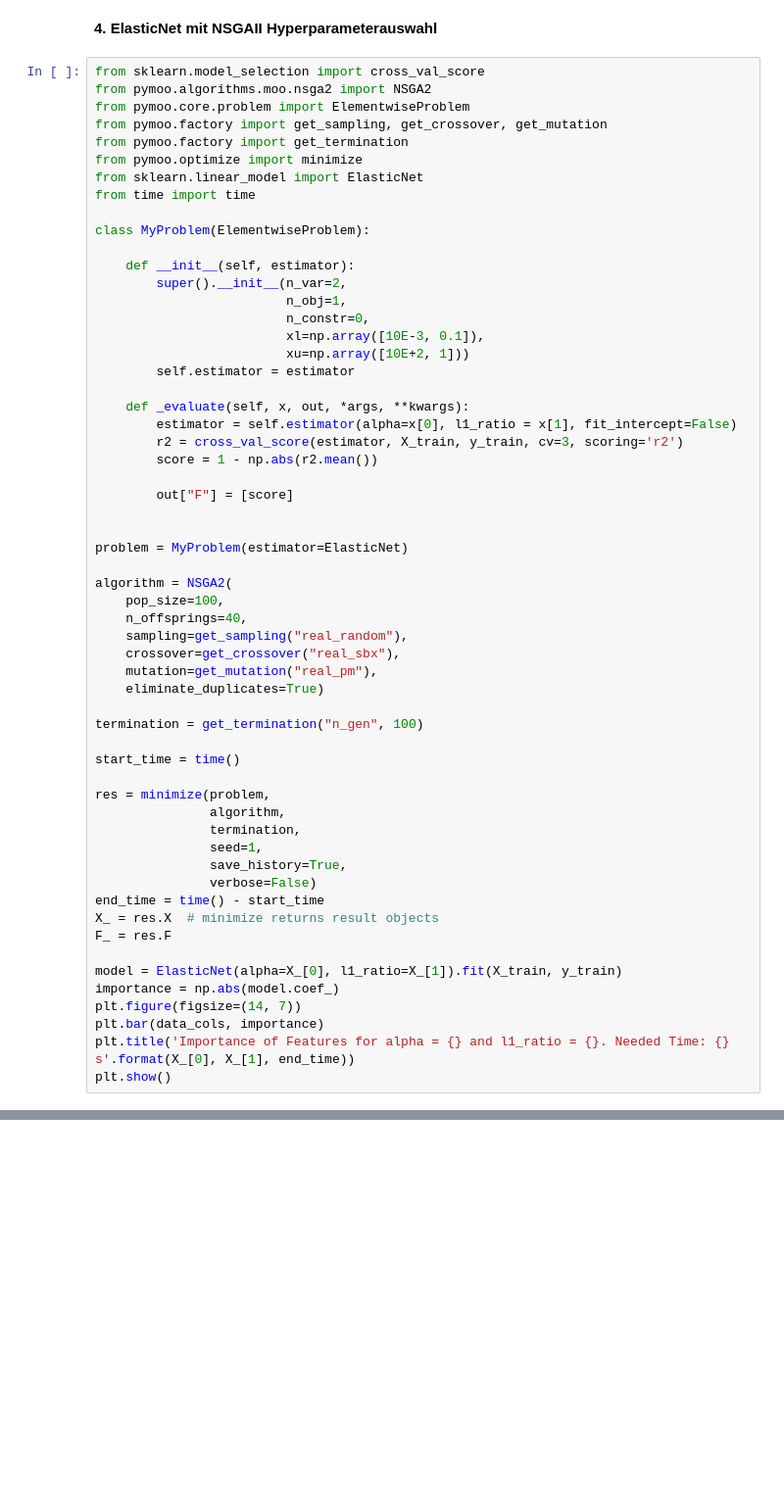
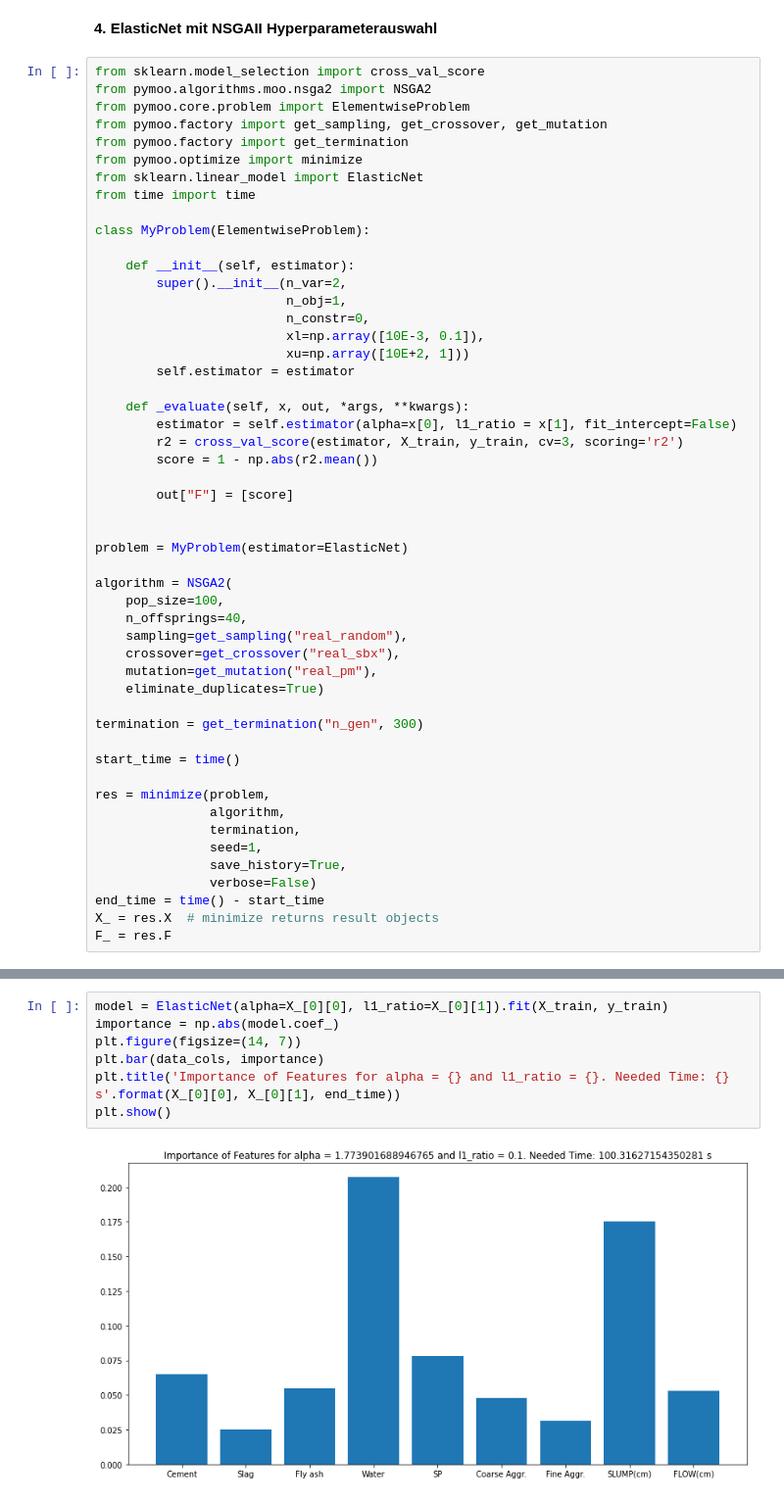
Before and after one commit to kobabulbul/AutoML, a Jupyter notebook: FeatureSelection.ipynb, the cells around one changed output, grey strips where cells are left out. Shown at 98% size. Saved outputs shown, nothing was run; the diff lists cells and outputs as text; blank space fills up the shorter version.

```diff
--- a/FeatureSelection.ipynb
+++ b/FeatureSelection.ipynb
@@ -611,7 +692,7 @@ algorithm = NSGA2(
     mutation=get_mutation("real_pm"),
     eliminate_duplicates=True)
 
-termination = get_termination("n_gen", 100)
+termination = get_termination("n_gen", 300)
 
 start_time = time()
 
@@ -624,10 +705,3 @@ res = minimize(problem,
 end_time = time() - start_time
 X_ = res.X  # minimize returns result objects
 F_ = res.F
-
-model = ElasticNet(alpha=X_[0], l1_ratio=X_[1]).fit(X_train, y_train)
-importance = np.abs(model.coef_)
-plt.figure(figsize=(14, 7))
-plt.bar(data_cols, importance)
-plt.title('Importance of Features for alpha = {} and l1_ratio = {}. Needed Time: {} s'.format(X_[0], X_[1], end_time))
-plt.show()
@@ -635,0 +708,9 @@ plt.show()
+# %%
+model = ElasticNet(alpha=X_[0][0], l1_ratio=X_[0][1]).fit(X_train, y_train)
+importance = np.abs(model.coef_)
+plt.figure(figsize=(14, 7))
+plt.bar(data_cols, importance)
+plt.title('Importance of Features for alpha = {} and l1_ratio = {}. Needed Time: {} s'.format(X_[0][0], X_[0][1], end_time))
+plt.show()
+# %% [output]
+[figure, added]
```
Also changed, not shown: parts of 25 cells of this notebook.
